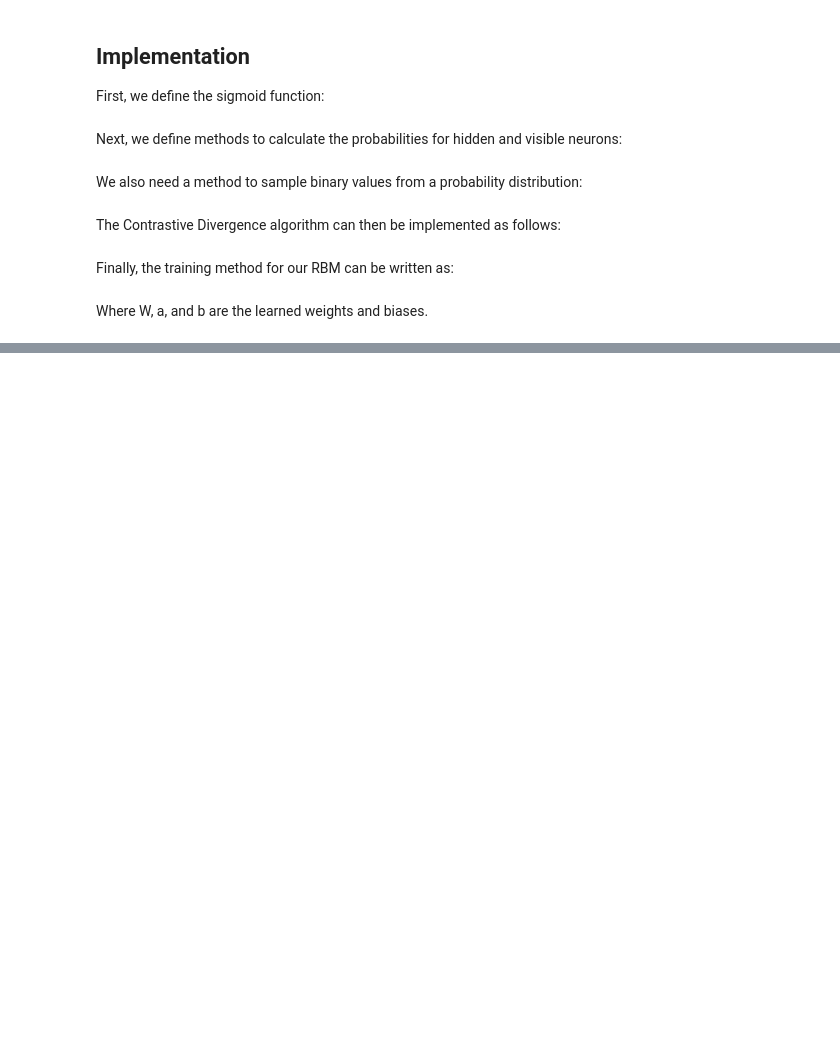
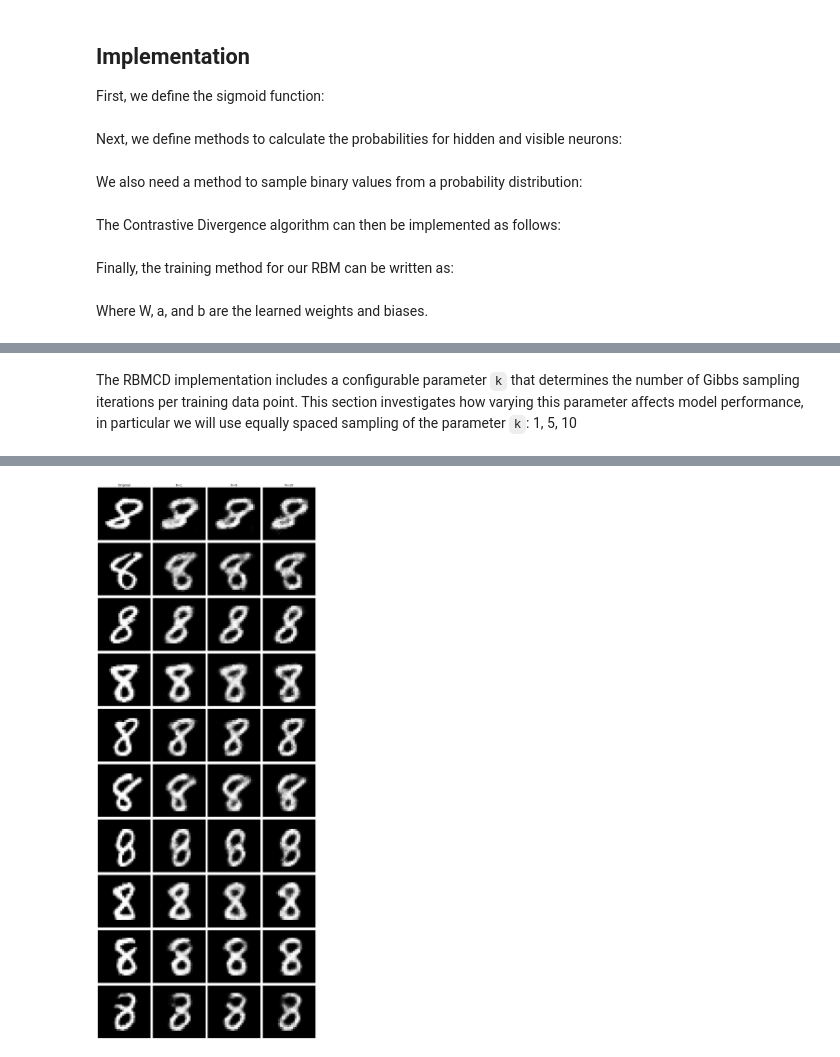
Before and after one commit to gbenedetti22/rbm_contrastive_divergence, a Jupyter notebook: notebook.ipynb, the cells around one changed output, grey strips where cells are left out. Cells and saved outputs as stored; diff of their text form; code cells hidden in the pictures; blank space fills up the shorter version.

```diff
--- a/notebook.ipynb
+++ b/notebook.ipynb
@@ -109,0 +215,78 @@ Where W, a, and b are the learned weights and biases.
+# %% [markdown]
+The RBMCD implementation includes a configurable parameter `k` that determines the number of Gibbs sampling iterations per training data point. This section investigates how varying this parameter affects model performance, in particular we will use equally spaced sampling of the parameter `k`: 1, 5, 10
+# %%
+import numpy as np
+from matplotlib import pyplot as plt
+from sklearn.preprocessing import MinMaxScaler
+from mnist_data_loader import MnistDataloader
+from rbmcd import RBMCD
+
+# Loading MNIST
+mnist_dataloader = MnistDataloader()
+(x_train, y_train), (x_test, y_test) = mnist_dataloader.load_data()
+
+# Reshaping and scaling
+x_train = np.array(x_train).reshape((-1, 784))
+x_test = np.array(x_test).reshape((-1, 784))
+
+scaler = MinMaxScaler()
+x_train = scaler.fit_transform(x_train)
+x_test = scaler.transform(x_test)
+
+# Creation of the models with different K
+rbm_k1 = RBMCD(n_visible=784, n_hidden=128, learning_rate=0.01)
+rbm_k5 = RBMCD(n_visible=784, n_hidden=128, learning_rate=0.01)
+rbm_k10 = RBMCD(n_visible=784, n_hidden=128, learning_rate=0.01)
+
+# Training con diversi K
+print("Training K=1...")
+rbm_k1.train(x_train, epochs=10, k=1)
+
+print("Training K=5...")
+rbm_k5.train(x_train, epochs=10, k=5)
+
+print("Training K=10...")
+rbm_k10.train(x_train, epochs=10, k=10)
+
+# Selezione di 5 immagini del digit 2
+digit = 8
+sample_indices = [i for i, val in enumerate(y_test) if val == digit][0:10]
+
+# Plotting
+n_samples = len(sample_indices)
+n_cols = 4
+plt.figure(figsize=(12, 3 * n_samples))
+
+for idx, sample_index in enumerate(sample_indices):
+    sample = x_test[sample_index]
+
+    x_pred_k1 = rbm_k1.reconstruct(sample)
+    x_pred_k5 = rbm_k5.reconstruct(sample)
+    x_pred_k10 = rbm_k10.reconstruct(sample)
+
+    plt.subplot(n_samples, n_cols, idx * n_cols + 1)
+    if idx == 0: plt.title("Original")
+    plt.imshow(sample.reshape(28, 28), cmap='gray')
+    plt.axis('off')
+
+    # K=1
+    plt.subplot(n_samples, n_cols, idx * n_cols + 2)
+    if idx == 0: plt.title("K=1")
+    plt.imshow(x_pred_k1.reshape(28, 28), cmap='gray')
+    plt.axis('off')
+
+    # K=5
+    plt.subplot(n_samples, n_cols, idx * n_cols + 3)
+    if idx == 0: plt.title("K=5")
+    plt.imshow(x_pred_k5.reshape(28, 28), cmap='gray')
+    plt.axis('off')
+
+    # K=10
+    plt.subplot(n_samples, n_cols, idx * n_cols + 4)
+    if idx == 0: plt.title("K=10")
+    plt.imshow(x_pred_k10.reshape(28, 28), cmap='gray')
+    plt.axis('off')
+
+plt.tight_layout()
+plt.show()
+# %% [output]
@@ -109,0 +310 @@ Where W, a, and b are the learned weights and biases.
+[figure, added]
```
Also changed, not shown: parts of 12 cells of this notebook, 3 other files.
